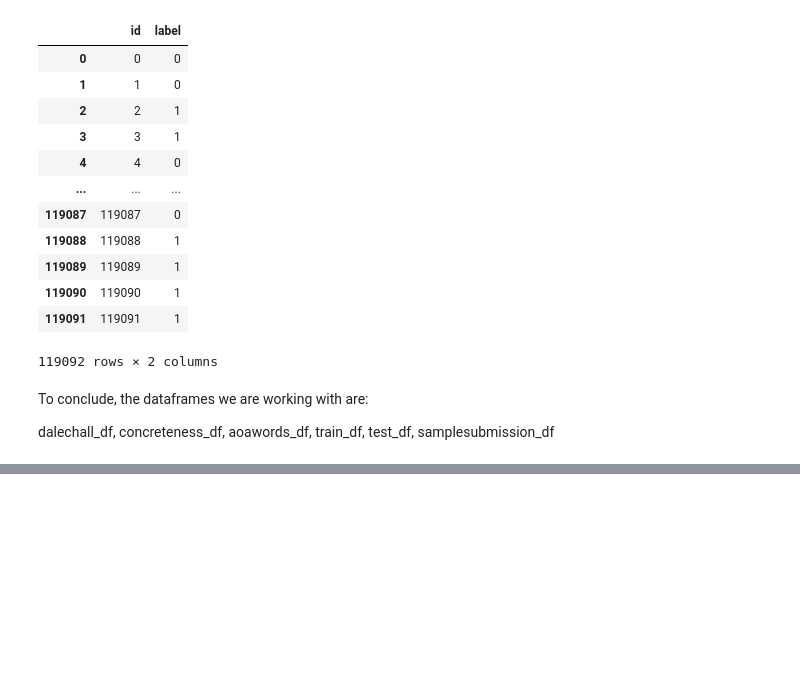
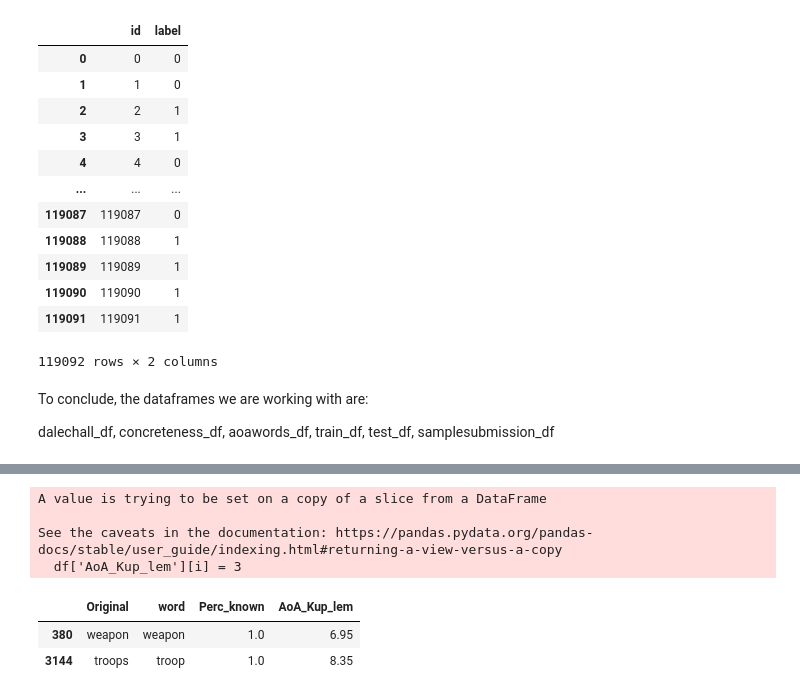
Before and after one commit to yuanzichen88/umich-694-695, a Jupyter notebook: load_data.ipynb, the cells around one changed output, grey strips where cells are left out. Cells and saved outputs as stored; diff of their text form; code cells hidden in the pictures; blank space fills up the shorter version.

Commit message:
copy main notebook

```diff
--- a/load_data.ipynb
+++ b/load_data.ipynb
@@ -177,0 +168,2 @@ dalechall_df, concreteness_df, aoawords_df, train_df, test_df, samplesubmission_
+# %%
+word_vectors = model.wv
@@ -177,0 +272,27 @@ dalechall_df, concreteness_df, aoawords_df, train_df, test_df, samplesubmission_
+# %%
+lemmatizer = WordNetLemmatizer()
+word_list = []
+for word in model_word:
+    word_list.append((word,lemmatizer.lemmatize(word.lower())))
+df = pd.DataFrame(word_list,columns=['Original','word'])
+df = df.merge(AoA,left_on='word',right_on='Word',how='left')
+df = df[['Original','word','Perc_known','AoA_Kup_lem']]
+word_not_matched = set(df[df['Perc_known'].isnull()].word.values)
+
+for i in range(len(df)):
+    if df['word'][i][0] in set(('0','1','2','3','4','5','6','7','8','9')) or len(df['word'][i])==1:
+        df['AoA_Kup_lem'][i] = 3
+mean_value = df['AoA_Kup_lem'].mean()
+df['AoA_Kup_lem'].fillna(value=mean_value,inplace=True)
+# %% [output]
+A value is trying to be set on a copy of a slice from a DataFrame
+
+See the caveats in the documentation: https://pandas.pydata.org/pandas-docs/stable/user_guide/indexing.html#returning-a-view-versus-a-copy
+  df['AoA_Kup_lem'][i] = 3
+# %%
+#df.loc[df['Original']==['troops','weapons']]
+df[df['Original'].isin(['troops','weapon'])]
+# %% [output]
+|  | Original | word | Perc_known | AoA_Kup_lem |
+| 380 | weapon | weapon | 1.0 | 6.95 |
+| 3144 | troops | troop | 1.0 | 8.35 |
```
Also changed, not shown: parts of 59 cells of this notebook.
